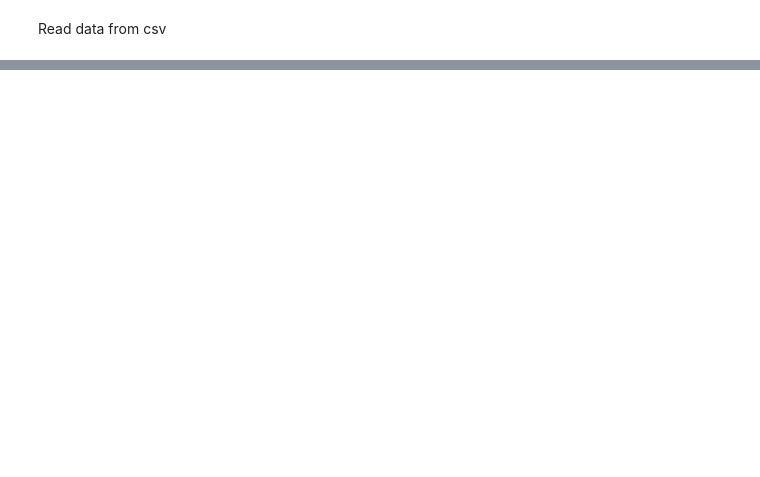
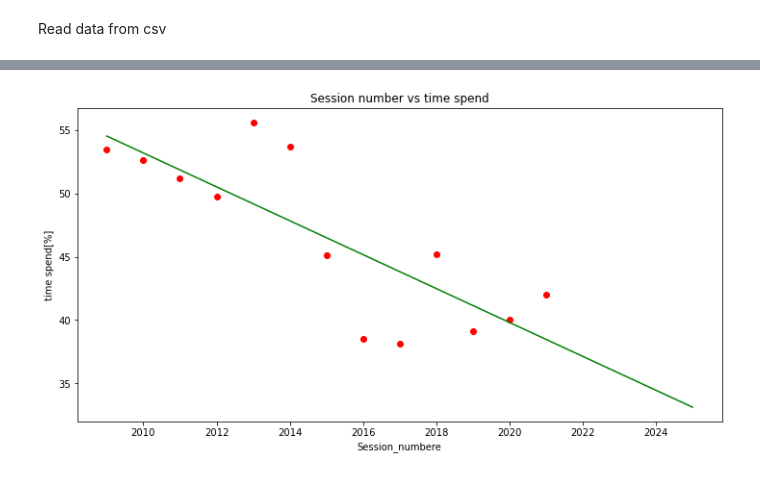
Before and after one commit to Vergenter/familyWealth, a Jupyter notebook: main.ipynb, the cells around one changed output, grey strips where cells are left out. Cells and saved outputs as stored; diff of their text form; code cells hidden in the pictures; blank space fills up the shorter version.

```diff
--- a/main.ipynb
+++ b/main.ipynb
@@ -37,0 +104,4 @@ plt.show()
+# %%
+x=poland_Cost_of_living.values[:,1]
+y=poland_Cost_of_living.values[:,0]
+predict_x = [x for x in range(2009,2026)]
@@ -37,0 +111,15 @@ plt.show()
+# %%
+model = LinearRegression(n_jobs = -1)
+model.fit(np.reshape(x,(-1,1)), y)
+predicted_y = model.predict(np.reshape(predict_x,(-1,1)))
+# %%
+import matplotlib.pyplot as plt
+plt.figure(figsize=(12,6))
+plt.scatter(x, y, color = "red")
+plt.plot(predict_x, predicted_y, color = "green")
+plt.title("Session number vs time spend")
+plt.xlabel("Session_numbere")
+plt.ylabel("time spend[%]")
+plt.show()
+# %% [output]
+[figure, added]
```
Also changed, not shown: parts of 13 cells of this notebook.
